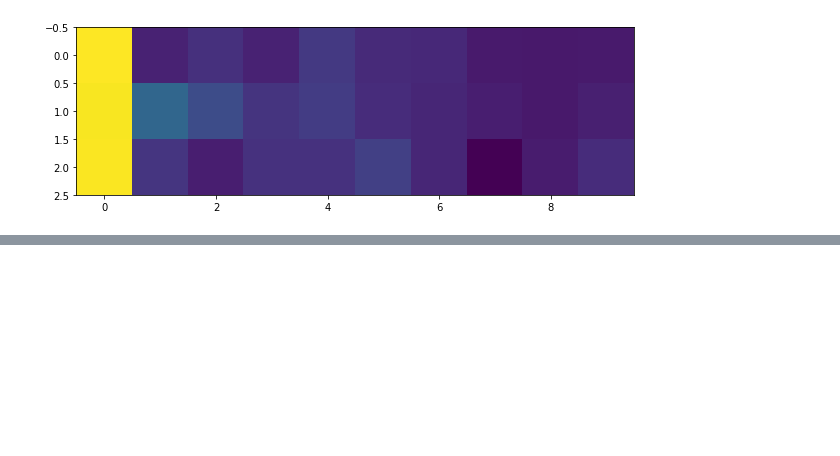
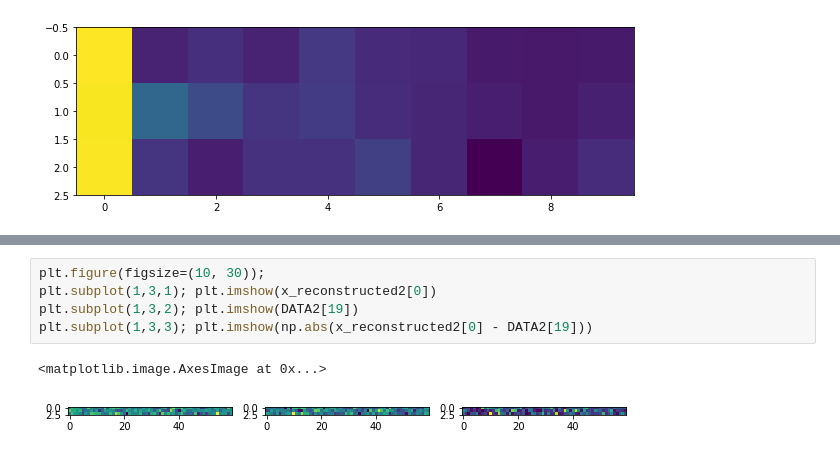
Before and after one commit to abbasloo/dnnAutoEm, a Jupyter notebook: carCrashLBO.ipynb, the cells around one changed output, grey strips where cells are left out. Drawn from its saved outputs; the diff is of its cells as text; blank space fills up the shorter version.

```diff
--- a/carCrashLBO.ipynb
+++ b/carCrashLBO.ipynb
@@ -187,0 +246,8 @@ Text(0.5, 0, 'z')
+# %%
+plt.figure(figsize=(10, 30));
+plt.subplot(1,3,1); plt.imshow(x_reconstructed2[0])
+plt.subplot(1,3,2); plt.imshow(DATA2[19])
+plt.subplot(1,3,3); plt.imshow(np.abs(x_reconstructed2[0] - DATA2[19]))
+# %% [output]
+<matplotlib.image.AxesImage at 0x...>
+[figure, added]
```
Also changed, not shown: parts of 13 cells of this notebook.
